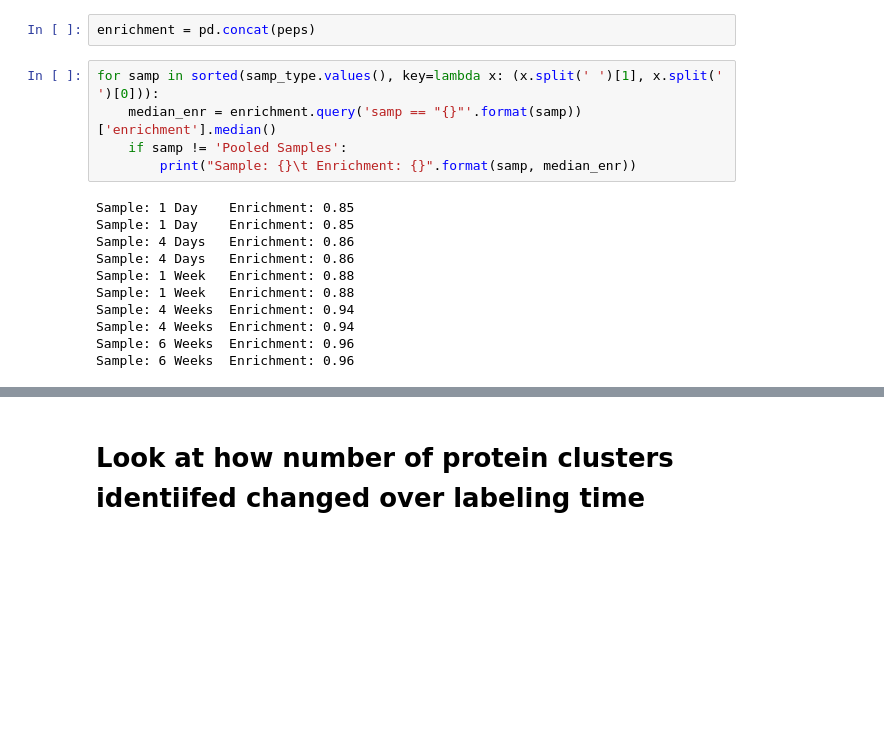
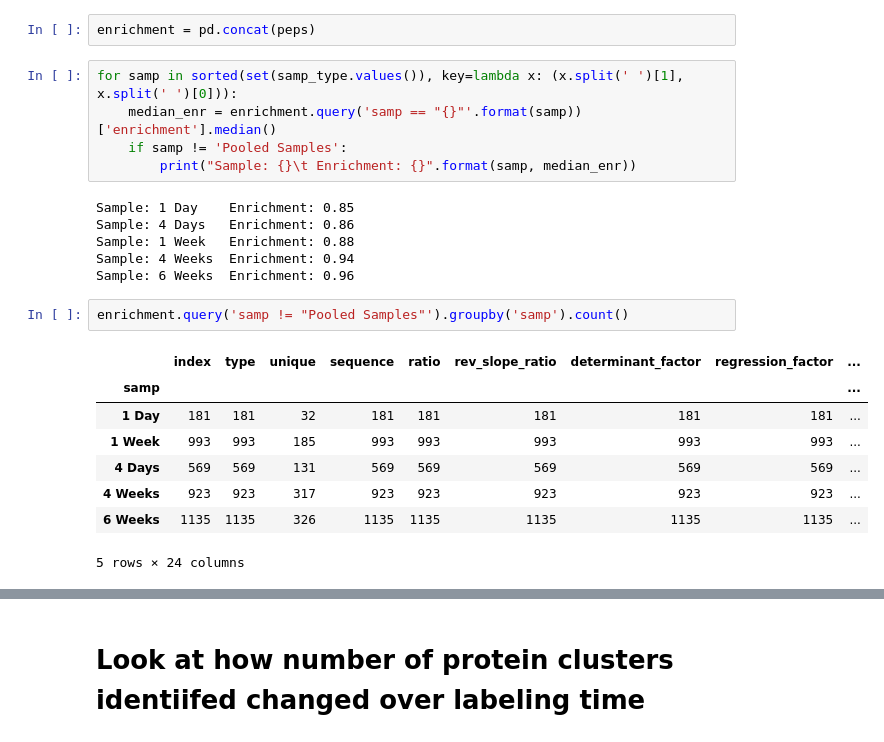
Before and after one commit to mmayers12/n15_mice, a Jupyter notebook: ipynbs/04-enrichement-calculation.ipynb, the cells around one changed output, grey strips where cells are left out. Saved outputs shown, nothing was run; the diff lists cells and outputs as text; blank space fills up the shorter version.

```diff
--- a/ipynbs/04-enrichement-calculation.ipynb
+++ b/ipynbs/04-enrichement-calculation.ipynb
@@ -64,18 +64,24 @@ for path, sample in zip(metadata['enrich_path'][::2], metadata.index.tolist()[::
 # %%
 enrichment = pd.concat(peps)
 # %%
-for samp in sorted(samp_type.values(), key=lambda x: (x.split(' ')[1], x.split(' ')[0])):
+for samp in sorted(set(samp_type.values()), key=lambda x: (x.split(' ')[1], x.split(' ')[0])):
     median_enr = enrichment.query('samp == "{}"'.format(samp))['enrichment'].median()
     if samp != 'Pooled Samples':
         print("Sample: {}\t Enrichment: {}".format(samp, median_enr))
 # %% [output]
-Sample: 1 Day    Enrichment: 0.85
 Sample: 1 Day    Enrichment: 0.85
 Sample: 4 Days   Enrichment: 0.86
-Sample: 4 Days   Enrichment: 0.86
-Sample: 1 Week   Enrichment: 0.88
 Sample: 1 Week   Enrichment: 0.88
 Sample: 4 Weeks  Enrichment: 0.94
-Sample: 4 Weeks  Enrichment: 0.94
 Sample: 6 Weeks  Enrichment: 0.96
-Sample: 6 Weeks  Enrichment: 0.96
+# %%
+enrichment.query('samp != "Pooled Samples"').groupby('samp').count()
+# %% [output]
+|  | index | type | unique | sequence | ratio | rev_slope_ratio | determinant_factor | regression_factor | ... |
+| samp |  |  |  |  |  |  |  |  | ... |
+| 1 Day | 181 | 181 | 32 | 181 | 181 | 181 | 181 | 181 | ... |
+| 1 Week | 993 | 993 | 185 | 993 | 993 | 993 | 993 | 993 | ... |
+| 4 Days | 569 | 569 | 131 | 569 | 569 | 569 | 569 | 569 | ... |
+| 4 Weeks | 923 | 923 | 317 | 923 | 923 | 923 | 923 | 923 | ... |
+| 6 Weeks | 1135 | 1135 | 326 | 1135 | 1135 | 1135 | 1135 | 1135 | ... |
+5 rows × 24 columns
```
Also changed, not shown: parts of 10 cells of this notebook, 7 other files.
